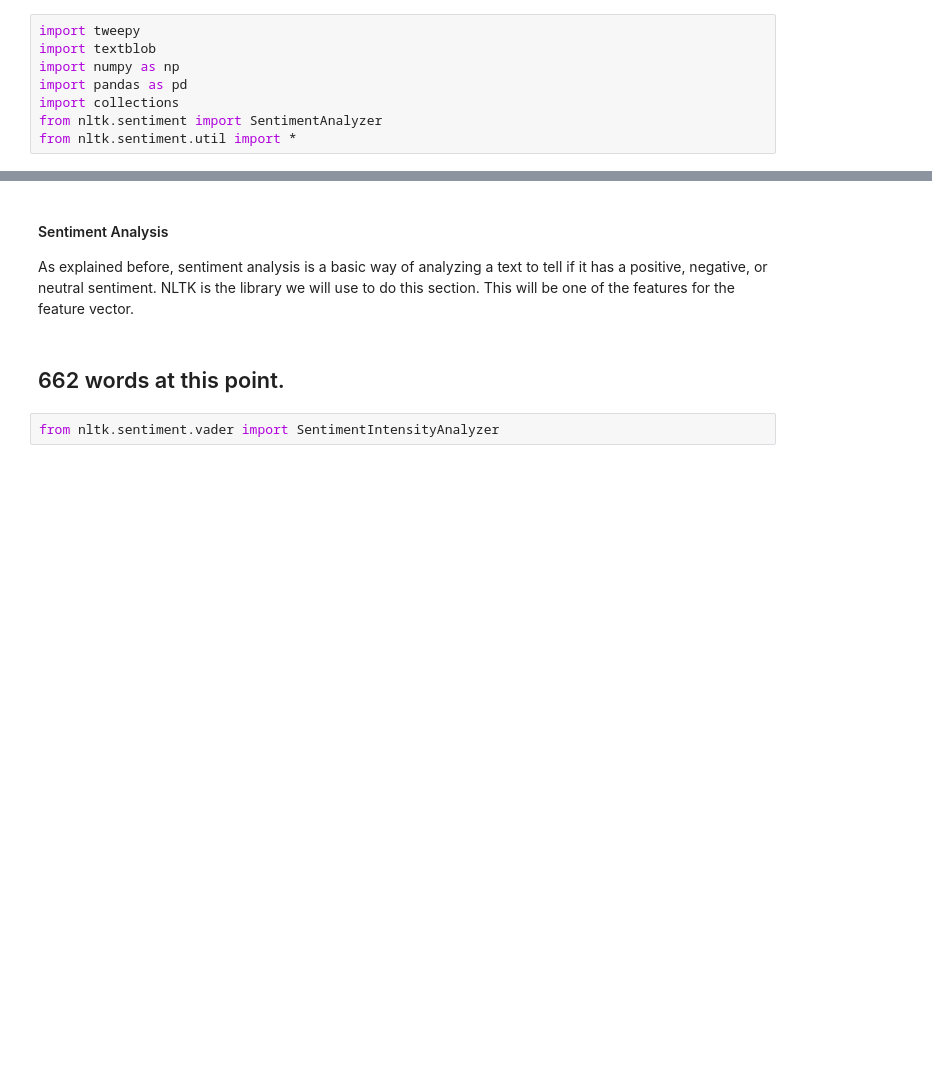
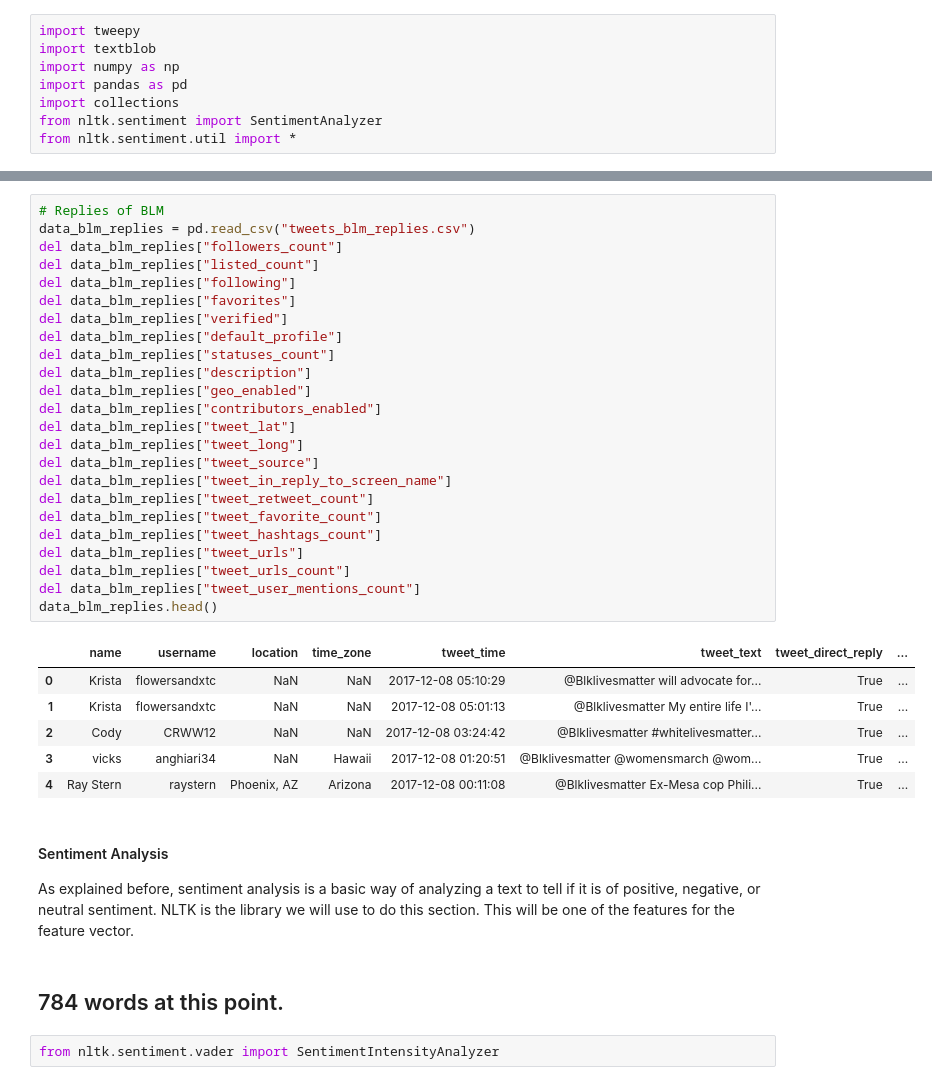
Before and after one commit to sarah-bullard/cmsc320-finalproject, a Jupyter notebook: cmsc320finalproject.ipynb, the cells around one changed output, grey strips where cells are left out. Saved outputs shown, nothing was run; the diff lists cells and outputs as text; blank space fills up the shorter version.

Commit message:
Added more prose to the notebook. Waiting for the second sets of CSVs in order to do anything further with sentiment analysis and creating the feature vector.

```diff
--- a/cmsc320finalproject.ipynb
+++ b/cmsc320finalproject.ipynb
@@ -138,9 +185,40 @@ data_blm.head()
+# %%
+# Replies of BLM
+data_blm_replies = pd.read_csv("tweets_blm_replies.csv")
+del data_blm_replies["followers_count"]
+del data_blm_replies["listed_count"]
+del data_blm_replies["following"]
+del data_blm_replies["favorites"]
+del data_blm_replies["verified"]
+del data_blm_replies["default_profile"]
+del data_blm_replies["statuses_count"]
+del data_blm_replies["description"]
+del data_blm_replies["geo_enabled"]
+del data_blm_replies["contributors_enabled"]
+del data_blm_replies["tweet_lat"]
+del data_blm_replies["tweet_long"]
+del data_blm_replies["tweet_source"]
+del data_blm_replies["tweet_in_reply_to_screen_name"]
+del data_blm_replies["tweet_retweet_count"]
+del data_blm_replies["tweet_favorite_count"]
+del data_blm_replies["tweet_hashtags_count"]
+del data_blm_replies["tweet_urls"]
+del data_blm_replies["tweet_urls_count"]
+del data_blm_replies["tweet_user_mentions_count"]
+data_blm_replies.head()
+# %% [output]
+|  | name | username | location | time_zone | tweet_time | tweet_text | tweet_direct_reply | ... |
+| 0 | Krista | flowersandxtc | NaN | NaN | 2017-12-08 05:10:29 | @Blklivesmatter will advocate for... | True | ... |
+| 1 | Krista | flowersandxtc | NaN | NaN | 2017-12-08 05:01:13 | @Blklivesmatter My entire life I'... | True | ... |
+| 2 | Cody | CRWW12 | NaN | NaN | 2017-12-08 03:24:42 | @Blklivesmatter #whitelivesmatter... | True | ... |
+| 3 | vicks | anghiari34 | NaN | Hawaii | 2017-12-08 01:20:51 | @Blklivesmatter @womensmarch @wom... | True | ... |
+| 4 | Ray Stern | raystern | Phoenix, AZ | Arizona | 2017-12-08 00:11:08 | @Blklivesmatter Ex-Mesa cop Phili... | True | ... |
 # %% [markdown]
 #### Sentiment Analysis
 
-As explained before, sentiment analysis is a basic way of analyzing a text to tell if it has a positive, negative, or neutral sentiment. NLTK is the library we will use to do this section. This will be one of the features for the feature vector.
+As explained before, sentiment analysis is a basic way of analyzing a text to tell if it is of positive, negative, or neutral sentiment. NLTK is the library we will use to do this section. This will be one of the features for the feature vector.
 # %% [markdown]
-## 662 words at this point.
+## 784 words at this point.
 # %%
 from nltk.sentiment.vader import SentimentIntensityAnalyzer
 # %%
```
Also changed, not shown: parts of 24 cells of this notebook.
